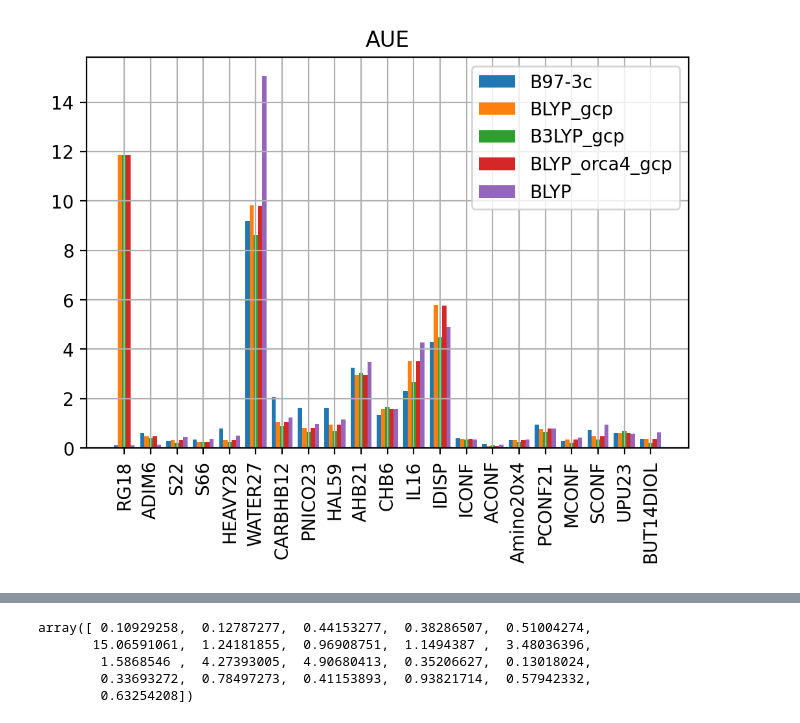
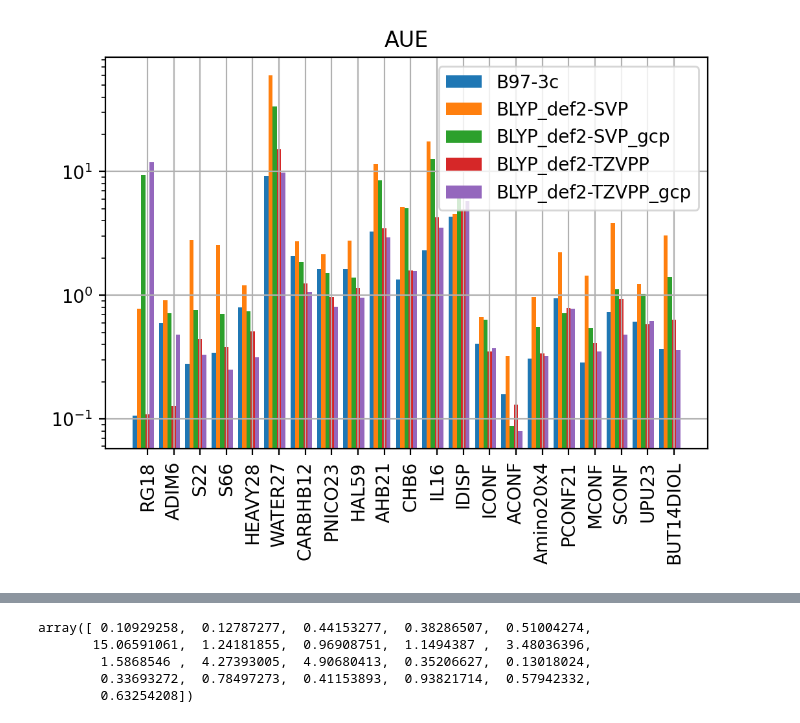
Before and after one commit to huichenggong/GMTKN55, a Jupyter notebook: GMTKN-py/Error_analysis.ipynb, the cells around one changed output, grey strips where cells are left out. Drawn from its saved outputs; the diff is of its cells as text; code cells hidden in the pictures.

```diff
--- a/GMTKN-py/Error_analysis.ipynb
+++ b/GMTKN-py/Error_analysis.ipynb
@@ -16,10 +16,10 @@ sub_set = ['RG18', 'ADIM6', 'S22', 'S66', 'HEAVY28', 'WATER27', 'CARBHB12', 'PNI
 
 
 levels = ["01_B973c",
+          "07_BLYP_DZ",
+          "06_BLYP",
           "02_BLYP",
-          "03_B3LYP",
-          "05_BLYP_orca4",
-          "06_BLYP"
+          "08_BLYP_SVP_gcp"
           ]
 # %%
 base_local = Path("../non-Co")
@@ -75,11 +75,11 @@ for s in sub_set:
 # %%
 AUE_dict = {"N":[],
             "delta_E":[],
-            "01_B973c":[],
-            "02_BLYP":[],
-            "03_B3LYP":[],
-            "05_BLYP_orca4":[],
-            "06_BLYP":[]
+            '01_B973c':[],
+            '07_BLYP_DZ':[],
+            '06_BLYP':[],
+            '02_BLYP':[],
+            '08_BLYP_SVP_gcp':[]
             }
 for s in sub_set:
     B_set = set_dict[s]
@@ -95,33 +95,33 @@ for s in sub_set:
 # %%
 plt.figure("AUE",dpi=200)
 plt.title("AUE")
 
 x = np.arange(len(sub_set))
 total_width, n = 0.8, 5
 width = total_width / n
 
 
 
 data = AUE_dict["01_B973c"]
 plt.bar(x, data, width=width,label="B97-3c")
 plt.xticks(rotation = 90)
 
-data = AUE_dict["02_BLYP"]
-plt.bar(x+width, data, width=width,label="BLYP_gcp")
+data = AUE_dict["07_BLYP_DZ"]
+plt.bar(x+width, data, width=width,label="BLYP_def2-SVP")
 
-data = AUE_dict["03_B3LYP"]
-plt.bar(x+2*width, data, width=width,label="B3LYP_gcp", tick_label=sub_set)
-
-data = AUE_dict["05_BLYP_orca4"]
-plt.bar(x+3*width, data, width=width,label="BLYP_orca4_gcp")
+data = AUE_dict["08_BLYP_SVP_gcp"]
+plt.bar(x+2*width, data, width=width,label="BLYP_def2-SVP_gcp")
 
 data = AUE_dict["06_BLYP"]
-plt.bar(x+4*width, data, width=width,label="BLYP")
+plt.bar(x+3*width, data, width=width,label="BLYP_def2-TZVPP", tick_label=sub_set)
+
+data = AUE_dict["02_BLYP"]
+plt.bar(x+4*width, data, width=width,label="BLYP_def2-TZVPP_gcp")
 
 
 plt.legend()
 plt.grid()
-#plt.yscale("log")
+plt.yscale("log")
 plt.savefig("AUE_gcp.png")
 # %% [output]
-[figure, old version]
+[figure, new version]
```
Also changed, not shown: parts of 4 cells of this notebook, 1 other file.
